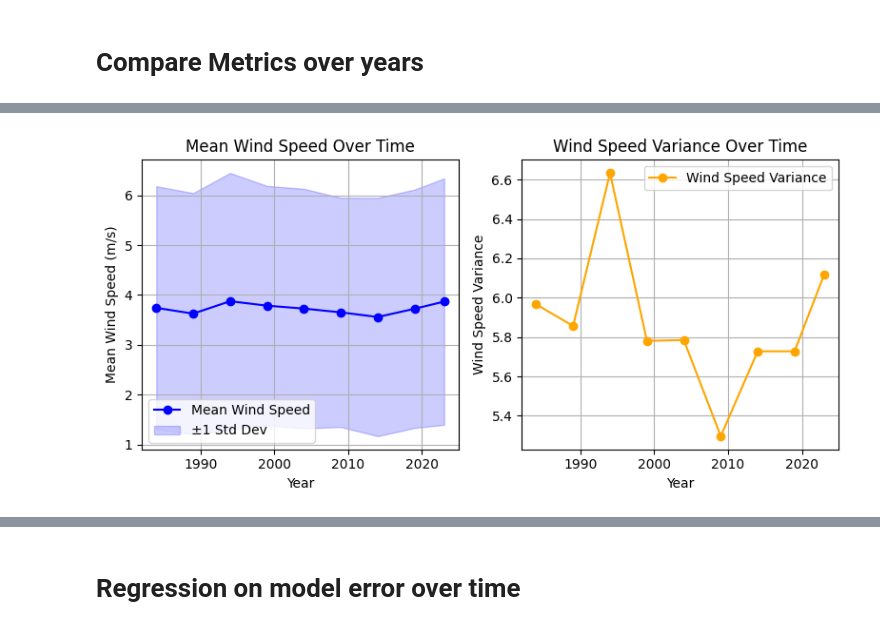
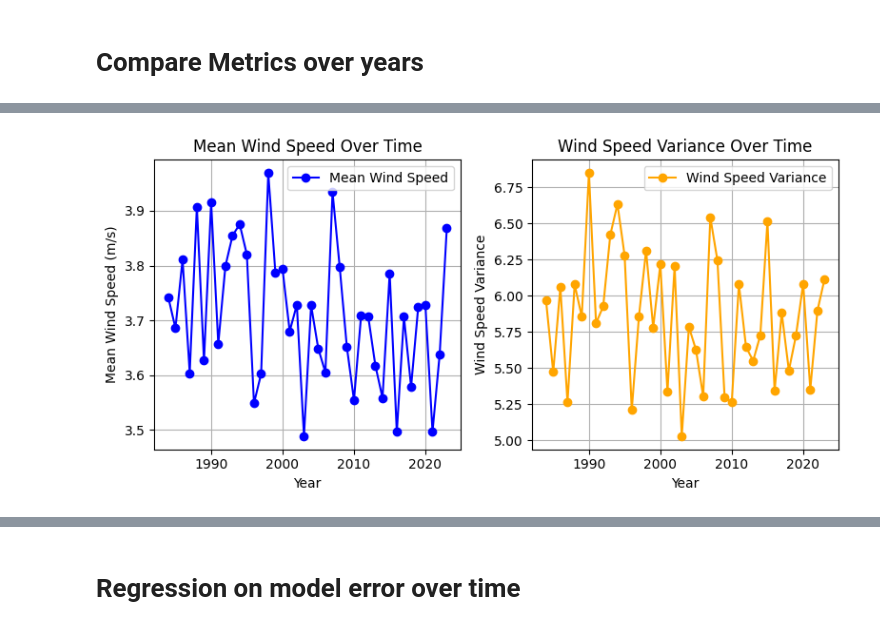
Before and after one commit to UBela/temporal_sr, a Jupyter notebook: plot_data.ipynb, the cells around one changed output, grey strips where cells are left out. Saved outputs shown, nothing was run; the diff lists cells and outputs as text; code cells hidden in the pictures.

Commit message:
plots including all years

```diff
--- a/plot_data.ipynb
+++ b/plot_data.ipynb
@@ -7,8 +8,10 @@ import matplotlib.pyplot as plt
 # %%
 preds_dir = '../preds/'
-dataset_dir = '../data/merged_era5_4h.nc'
+dataset_dir = '../data/all_years_merged_era5.nc'
 
 SCALING_FACTOR = 8
 TEST_YEAR = 1984
 TRAIN_START = '1980-01-01'
 TRAIN_END = '1982-12-31'
+years = [i for i in range(1984, 2024)]
+print(years)
@@ -276,6 +292,5 @@ def plot_skill_scores(years, mse_ss, mae_ss):
     plt.tight_layout()
     plt.show()
 # %%
-years = [1984 + 5*i for i in range(8)]
-years.append(2023)
+
 mses, maes, mse_skill_scores, mae_skill_scores = get_metrics_over_time(years)
@@ -305,0 +303,20 @@ plot_skill_scores(years, mse_skill_scores, mae_skill_scores)
+# %%
+error_images = {"bicubic" : [], "edsr" : []}
+top_percentile_error = {"bicubic" : [], "edsr" : []}
+for year in years:
+        edsr = ws_dict[year]['EDSR']
+        baseline = ws_dict[year]['Baseline']
+        ground_truth_wind_speeds = ws_dict[year]['Ground Truth']
+
+        edsr_error = np.abs(edsr - ground_truth_wind_speeds).mean(axis=0)
+        baseline_error = np.abs(baseline - ground_truth_wind_speeds).mean(axis=0)
+
+
+        error_images["bicubic"].append(baseline_error)
+        error_images["edsr"].append(edsr_error)
+
+        #look at extreme conditions (90th percentile)
+        mask = np.where(ground_truth_wind_speeds >= np.percentile(ground_truth_wind_speeds, 90))
+
+        top_percentile_error["bicubic"].append(np.abs(baseline - ground_truth_wind_speeds)[mask].mean())
+        top_percentile_error["edsr"].append(np.abs(edsr - ground_truth_wind_speeds)[mask].mean())
@@ -325,34 +388,34 @@ fig, ax = plt.subplots(1, 2, figsize=(8, 4))
 # Plot Mean Wind Speed with Standard Deviation Range
 gt_stats['mean'] = np.array(gt_stats['mean'])
 gt_stats['var'] = np.array(gt_stats['var'])
 gt_stats['std'] = np.array(gt_stats['std'])
 ax[0].plot(years, gt_stats['mean'], 'o-', label='Mean Wind Speed', color='blue')
-
+"""
 ax[0].fill_between(
     years,
     gt_stats['mean'] - gt_stats['std'],
     gt_stats['mean'] + gt_stats['std'],
     color='blue',
     alpha=0.2,
     label='±1 Std Dev'
 )
-
+"""
 ax[0].set_title('Mean Wind Speed Over Time')
 ax[0].set_xlabel('Year')
 ax[0].set_ylabel('Mean Wind Speed (m/s)')
 ax[0].legend()
 ax[0].grid(True)
 
 # Plot Wind Speed Variance Over Time
 ax[1].plot(years, gt_stats['var'], 'o-', label='Wind Speed Variance', color='orange')
 ax[1].set_title('Wind Speed Variance Over Time')
 ax[1].set_xlabel('Year')
 ax[1].set_ylabel('Wind Speed Variance')
 ax[1].legend()
 ax[1].grid(True)
 
 plt.tight_layout()
 plt.show()
 # %% [output]
-[figure, old version]
+[figure, new version]
 # %%
```
Also changed, not shown: parts of 26 cells of this notebook, 2 other files.
